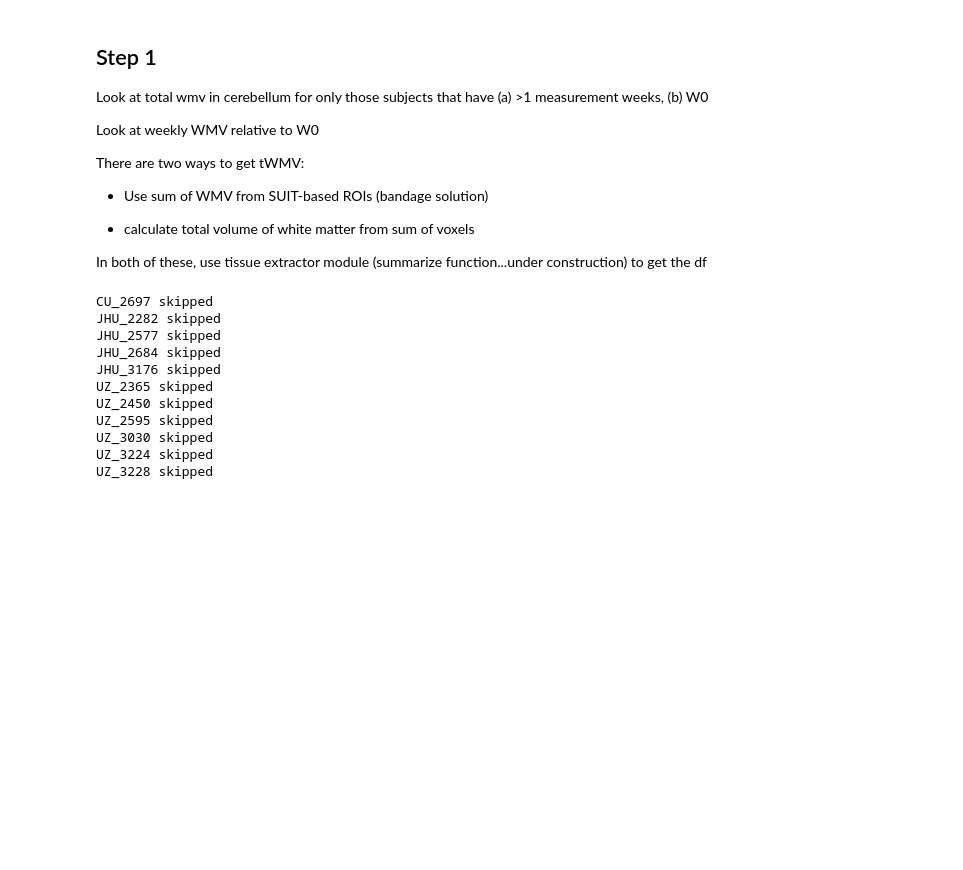
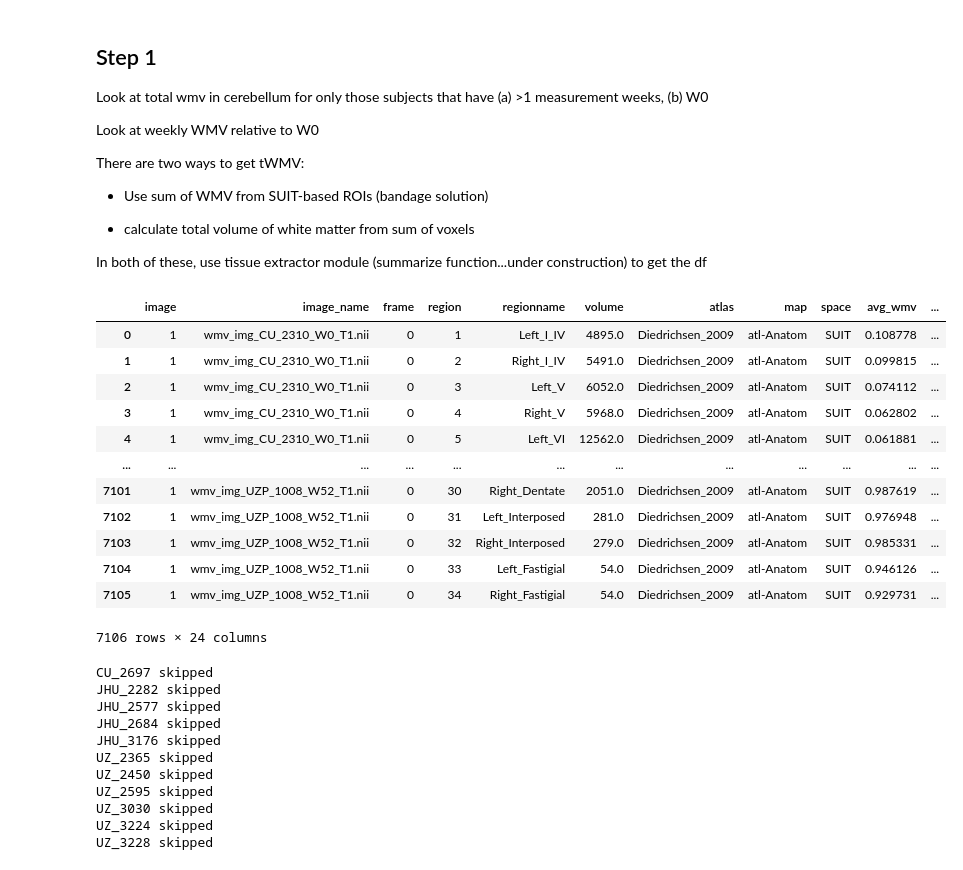
Before and after one commit to medhakp/smarts_cerebellum, a Jupyter notebook: data_analysis/total_volume_analysis.ipynb, the cells around one changed output. Cells and saved outputs as stored; diff of their text form; code cells hidden in the pictures; blank space fills up the shorter version.

```diff
--- a/data_analysis/total_volume_analysis.ipynb
+++ b/data_analysis/total_volume_analysis.ipynb
@@ -41,7 +41,23 @@ There are two ways to get tWMV:
 
 In both of these, use tissue extractor module (summarize function...under construction) to get the df
 # %%
-df = pd.read_csv(f'{base_dir}/wmv_total_atlas_summarized.tsv', sep = '\t')
+df = pd.read_csv(f'{gl.baseDir}/wmv_total_atlas_summarized.tsv', sep = '\t')
+# %%
+df
+# %% [output]
+|  | image | image_name | frame | region | regionname | volume | atlas | map | space | avg_wmv | ... |
+| 0 | 1 | wmv_img_CU_2310_W0_T1.nii | 0 | 1 | Left_I_IV | 4895.0 | Diedrichsen_2009 | atl-Anatom | SUIT | 0.108778 | ... |
+| 1 | 1 | wmv_img_CU_2310_W0_T1.nii | 0 | 2 | Right_I_IV | 5491.0 | Diedrichsen_2009 | atl-Anatom | SUIT | 0.099815 | ... |
+| 2 | 1 | wmv_img_CU_2310_W0_T1.nii | 0 | 3 | Left_V | 6052.0 | Diedrichsen_2009 | atl-Anatom | SUIT | 0.074112 | ... |
+| 3 | 1 | wmv_img_CU_2310_W0_T1.nii | 0 | 4 | Right_V | 5968.0 | Diedrichsen_2009 | atl-Anatom | SUIT | 0.062802 | ... |
+| 4 | 1 | wmv_img_CU_2310_W0_T1.nii | 0 | 5 | Left_VI | 12562.0 | Diedrichsen_2009 | atl-Anatom | SUIT | 0.061881 | ... |
+| ... | ... | ... | ... | ... | ... | ... | ... | ... | ... | ... | ... |
+| 7101 | 1 | wmv_img_UZP_1008_W52_T1.nii | 0 | 30 | Right_Dentate | 2051.0 | Diedrichsen_2009 | atl-Anatom | SUIT | 0.987619 | ... |
+| 7102 | 1 | wmv_img_UZP_1008_W52_T1.nii | 0 | 31 | Left_Interposed | 281.0 | Diedrichsen_2009 | atl-Anatom | SUIT | 0.976948 | ... |
+| 7103 | 1 | wmv_img_UZP_1008_W52_T1.nii | 0 | 32 | Right_Interposed | 279.0 | Diedrichsen_2009 | atl-Anatom | SUIT | 0.985331 | ... |
+| 7104 | 1 | wmv_img_UZP_1008_W52_T1.nii | 0 | 33 | Left_Fastigial | 54.0 | Diedrichsen_2009 | atl-Anatom | SUIT | 0.946126 | ... |
+| 7105 | 1 | wmv_img_UZP_1008_W52_T1.nii | 0 | 34 | Right_Fastigial | 54.0 | Diedrichsen_2009 | atl-Anatom | SUIT | 0.929731 | ... |
+7106 rows × 24 columns
 # %%
 # get numeric value - for numerical ordering (in aggregate below); with 'W0', ..., it will order lexicographically, so out of order
 df.week = df.Week.str.strip('W').astype(int)
```
Also changed, not shown: parts of 4 cells of this notebook, 3 other files.
